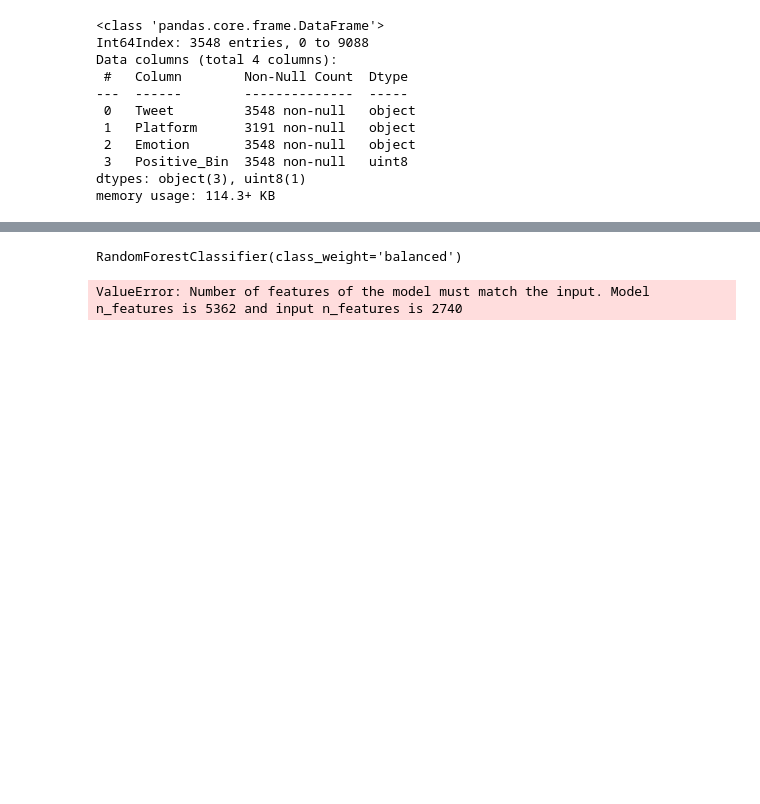
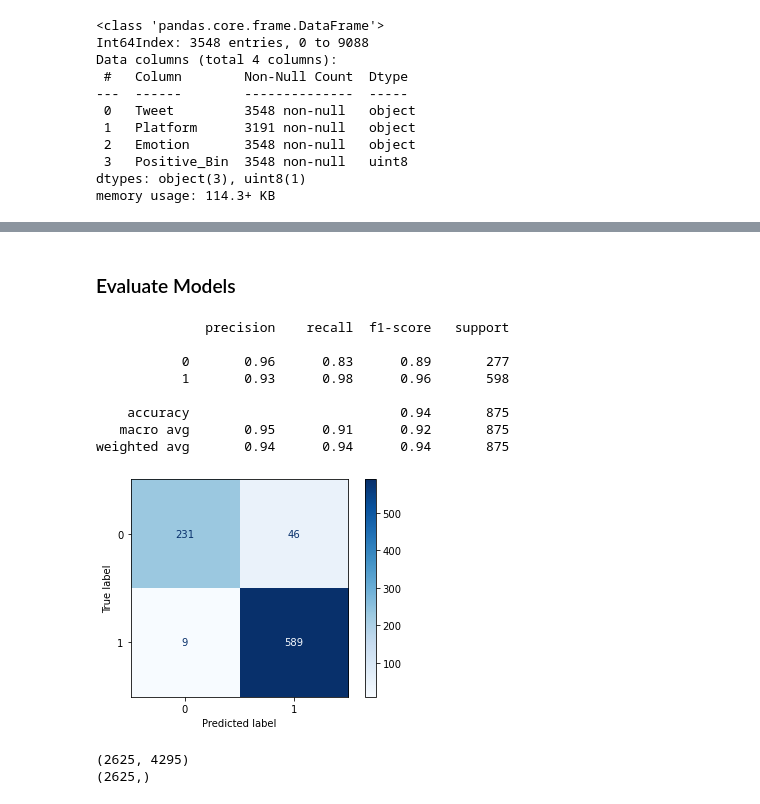
Before and after one commit to JosephDenney/Tweet_Sentiment, a Jupyter notebook: Tweet_Analysis.ipynb, the cells around one changed output, grey strips where cells are left out. Cells and saved outputs as stored; diff of their text form; code cells hidden in the pictures; blank space fills up the shorter version.

```diff
--- a/Tweet_Analysis.ipynb
+++ b/Tweet_Analysis.ipynb
@@ -353,0 +401,2 @@ df1.head()
+# %%
+X, y = df_upsampled['Tweet'], df_upsampled['Positive_Bin']
@@ -418,20 +447,38 @@ tokenizer = nltk.TweetTokenizer(preserve_case=False)
 # %%
 X_train_count = vectorizer.fit_transform(X_train)
-X_test_count = vectorizer.fit_transform(X_test)
+X_test_count = vectorizer.transform(X_test)
+# %%
+ran_for = RandomForestClassifier(class_weight='balanced')
+model = ran_for.fit(X_train_count, y_train)
+# %%
+y_hat_test = model.predict(X_test_count)
+# %% [markdown]
+### Evaluate Models
+# %%
+evaluate_model(y_test, y_hat_test, X_test_count,clf=model) # 1 denotes Positive Tweet
+# %% [output]
+              precision    recall  f1-score   support
+
+           0       0.96      0.83      0.89       277
+           1       0.93      0.98      0.96       598
+
+    accuracy                           0.94       875
+   macro avg       0.95      0.91      0.92       875
+weighted avg       0.94      0.94      0.94       875
+[figure, added]
 # %%
 tf_idf_vectorizer = TfidfVectorizer(tokenizer=tokenizer.tokenize,
                                     stop_words=stopword_list,decode_error='ignore')
 # %%
 X_train_tf_idf = tf_idf_vectorizer.fit_transform(X_train)
-X_test_tf_idf = tf_idf_vectorizer.fit_transform(X_test)
+X_test_tf_idf = tf_idf_vectorizer.transform(X_test)
+print(X_train_tf_idf.shape)
+print(y_train.shape)
+# %% [output]
+(2625, 4295)
+(2625,)
 # %%
 from sklearn.ensemble import RandomForestClassifier
 # %%
 ran_for = RandomForestClassifier(class_weight='balanced')
-ran_for.fit(X_train_tf_idf,y_train)
+model_tf_idf = ran_for.fit(X_train_tf_idf,y_train)
-# %% [output]
-RandomForestClassifier(class_weight='balanced')
-# %%
-y_hat_test = ran_for.predict(X_test_tf_idf)
-# %% [output]
-ValueError: Number of features of the model must match the input. Model n_features is 5362 and input n_features is 2740
```
Also changed, not shown: parts of 86 cells of this notebook, 2 other files.
